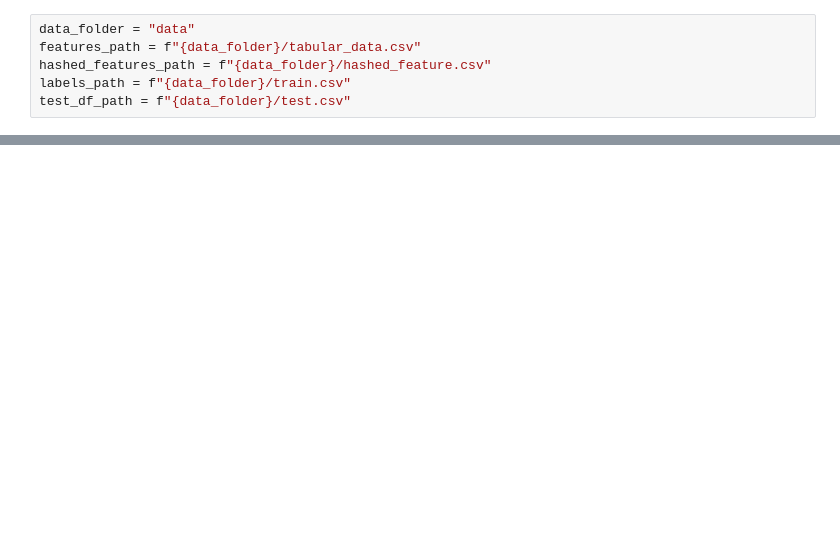
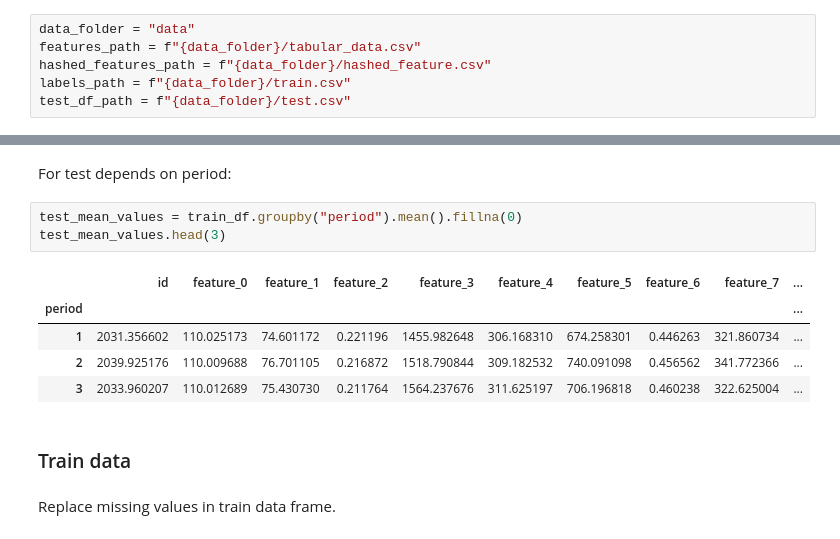
Before and after one commit to JavaStudentAlex/Kyivstar_big_data_school_trial_task, a Jupyter notebook: decision.ipynb, the cells around one changed output, grey strips where cells are left out. Drawn from its saved outputs; the diff is of its cells as text; blank space fills up the shorter version.

```diff
--- a/decision.ipynb
+++ b/decision.ipynb
@@ -61,0 +198,15 @@ test_df.head()
+# %% [markdown]
+For test depends on period:
+# %%
+test_mean_values = train_df.groupby("period").mean().fillna(0)
+test_mean_values.head(3)
+# %% [output]
+|  | id | feature_0 | feature_1 | feature_2 | feature_3 | feature_4 | feature_5 | feature_6 | feature_7 | ... |
+| period |  |  |  |  |  |  |  |  |  | ... |
+| 1 | 2031.356602 | 110.025173 | 74.601172 | 0.221196 | 1455.982648 | 306.168310 | 674.258301 | 0.446263 | 321.860734 | ... |
+| 2 | 2039.925176 | 110.009688 | 76.701105 | 0.216872 | 1518.790844 | 309.182532 | 740.091098 | 0.456562 | 341.772366 | ... |
+| 3 | 2033.960207 | 110.012689 | 75.430730 | 0.211764 | 1564.237676 | 311.625197 | 706.196818 | 0.460238 | 322.625004 | ... |
+# %% [markdown]
+### Train data
+# %% [markdown]
+Replace missing values in train data frame.
```
Also changed, not shown: parts of 55 cells of this notebook.
